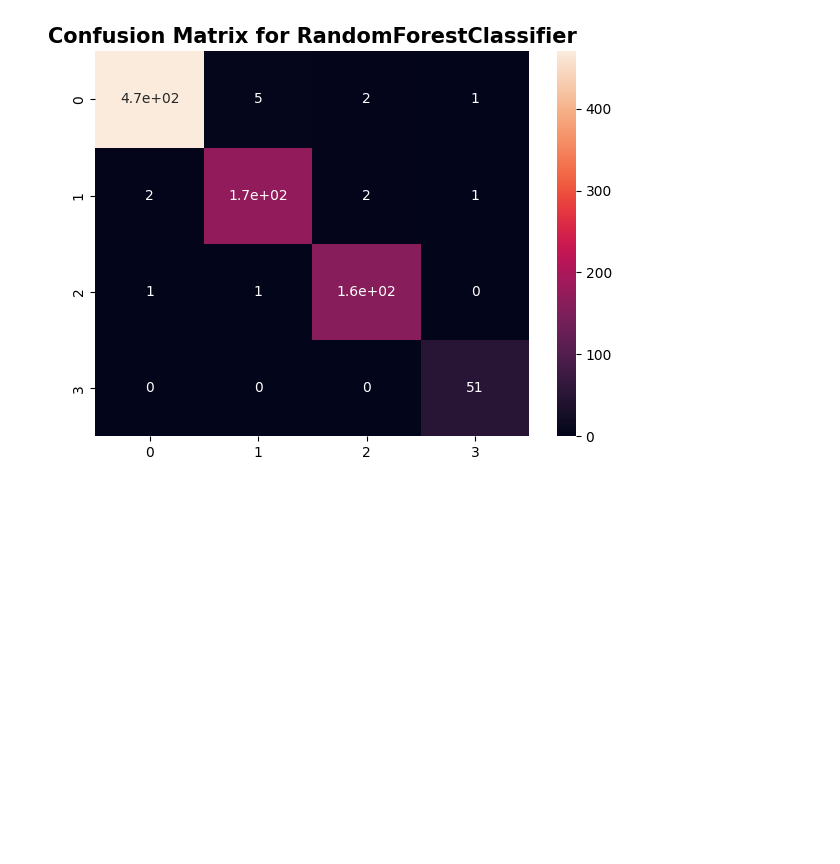
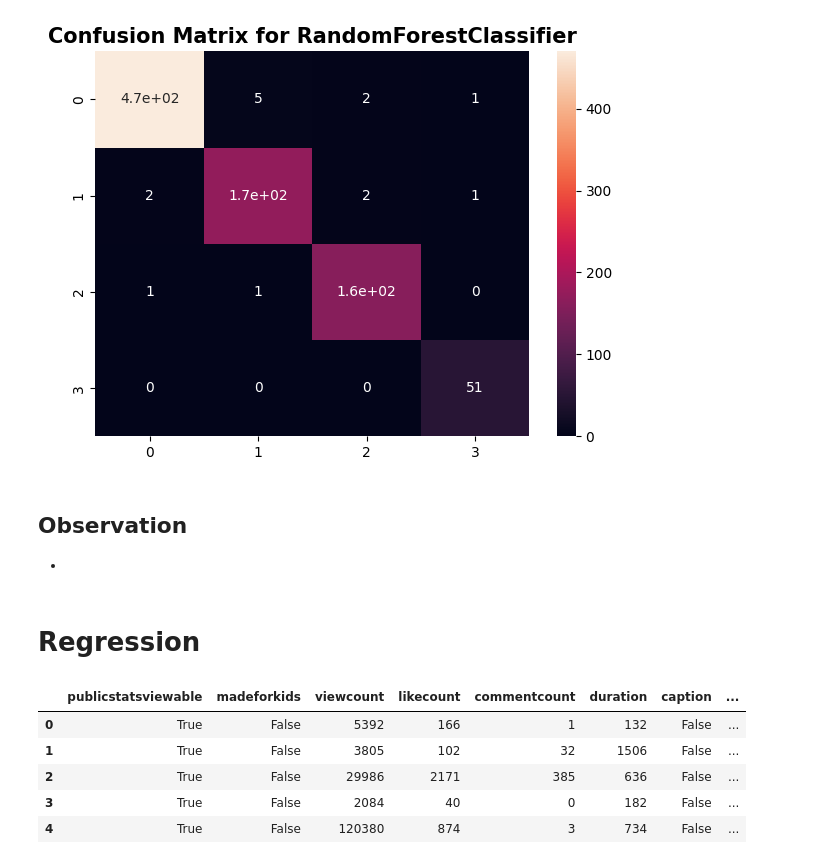
Before and after one commit to SinghJagpreet096/YouTube_analysis, a Jupyter notebook: model.ipynb, the cells around one changed output. Drawn from its saved outputs; the diff is of its cells as text; code cells hidden in the pictures; blank space fills up the shorter version.

Commit message:
regression

```diff
--- a/model.ipynb
+++ b/model.ipynb
@@ -878,0 +889,5 @@ Classification Report:
+# %% [markdown]
+## Observation
+-
+# %% [markdown]
+# Regression
@@ -878,0 +898,9 @@ Classification Report:
+# %%
+df.head()
+# %% [output]
+|  | publicstatsviewable | madeforkids | viewcount | likecount | commentcount | duration | caption | ... |
+| 0 | True | False | 5392 | 166 | 1 | 132 | False | ... |
+| 1 | True | False | 3805 | 102 | 32 | 1506 | False | ... |
+| 2 | True | False | 29986 | 2171 | 385 | 636 | False | ... |
+| 3 | True | False | 2084 | 40 | 0 | 182 | False | ... |
+| 4 | True | False | 120380 | 874 | 3 | 734 | False | ... |
```
Also changed, not shown: parts of 38 cells of this notebook, 1 other file.
